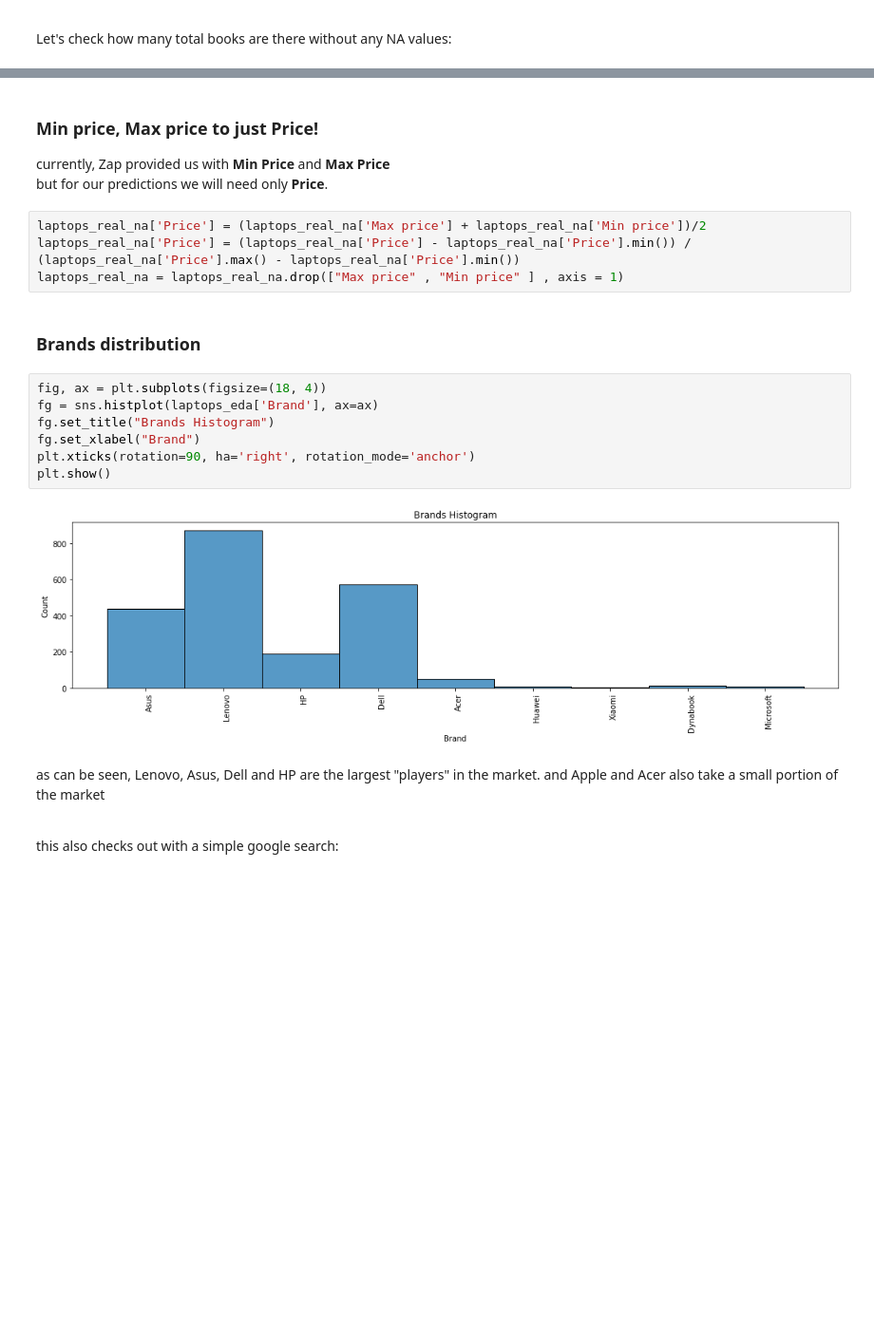
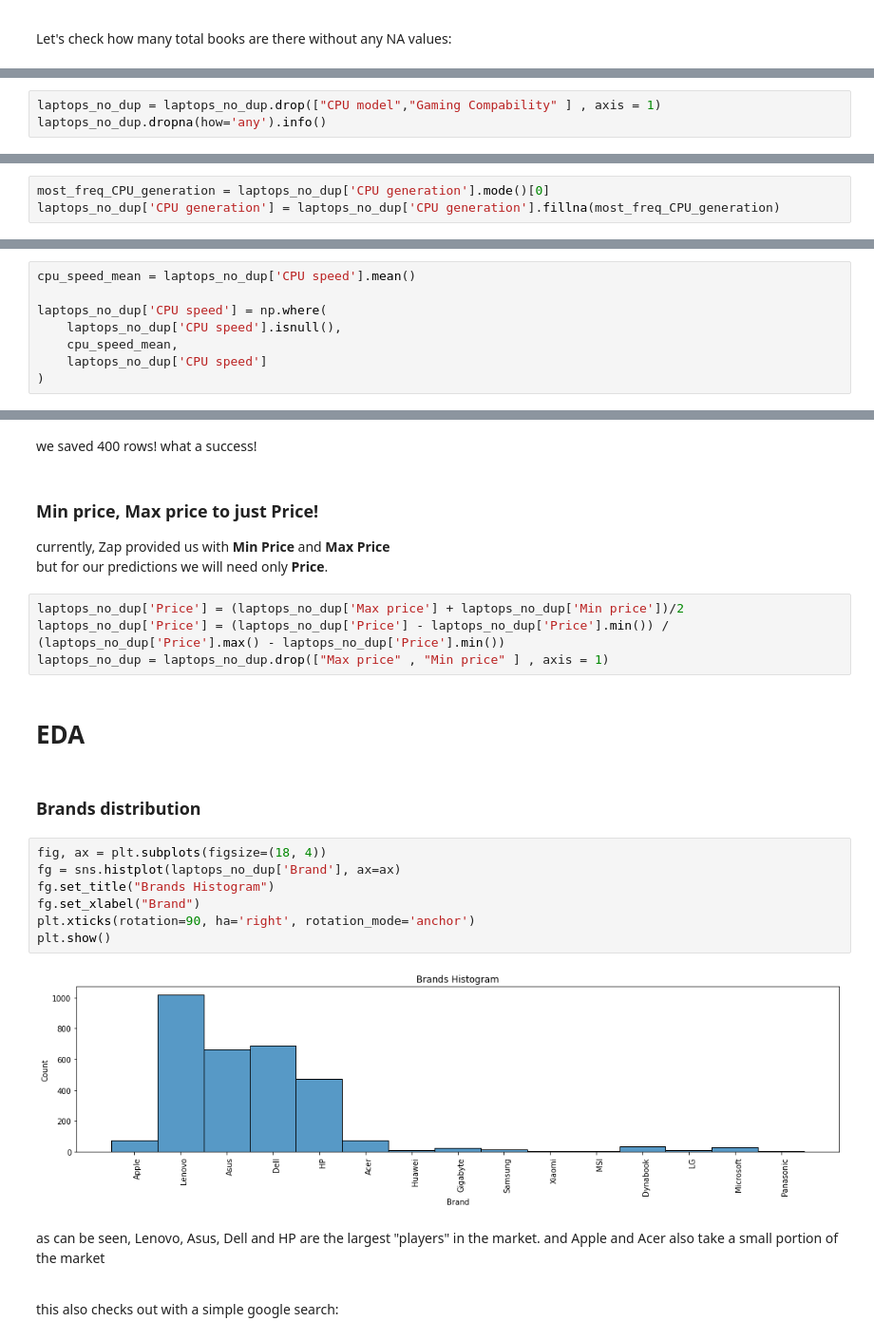
Before and after one commit to shayjr122/ZapDataScience, a Jupyter notebook: new_25_06.ipynb, the cells around one changed output, grey strips where cells are left out. Shown at 95% size. Saved outputs shown, nothing was run; the diff lists cells and outputs as text; blank space fills up the shorter version.

```diff
--- a/new_25_06.ipynb
+++ b/new_25_06.ipynb
@@ -469,0 +382,3 @@ memory usage: 595.5+ KB
+# %%
+laptops_no_dup = laptops_no_dup.drop(["CPU model","Gaming Compability" ] , axis = 1)
+laptops_no_dup.dropna(how='any').info()
@@ -469,0 +423,3 @@ memory usage: 595.5+ KB
+# %%
+most_freq_CPU_generation = laptops_no_dup['CPU generation'].mode()[0]
+laptops_no_dup['CPU generation'] = laptops_no_dup['CPU generation'].fillna(most_freq_CPU_generation)
@@ -469,0 +443,8 @@ memory usage: 595.5+ KB
+# %%
+cpu_speed_mean = laptops_no_dup['CPU speed'].mean()
+
+laptops_no_dup['CPU speed'] = np.where(
+    laptops_no_dup['CPU speed'].isnull(),
+    cpu_speed_mean,
+    laptops_no_dup['CPU speed']
+)
@@ -470,3 +484,5 @@ memory usage: 595.5+ KB
+# %% [markdown]
+<p>we saved 400 rows! what a success!</p>
 # %% [markdown]
 <h3>Min price, Max price to just Price!</h3>
 <p>
@@ -474,21 +490,23 @@ memory usage: 595.5+ KB
     but for our predictions we will need only <strong>Price</strong>.
 </p>
 # %%
-laptops_real_na['Price'] = (laptops_real_na['Max price'] + laptops_real_na['Min price'])/2
-laptops_real_na['Price'] = (laptops_real_na['Price'] - laptops_real_na['Price'].min()) / (laptops_real_na['Price'].max() - laptops_real_na['Price'].min())
-laptops_real_na = laptops_real_na.drop(["Max price" , "Min price" ] , axis = 1)
+laptops_no_dup['Price'] = (laptops_no_dup['Max price'] + laptops_no_dup['Min price'])/2
+laptops_no_dup['Price'] = (laptops_no_dup['Price'] - laptops_no_dup['Price'].min()) / (laptops_no_dup['Price'].max() - laptops_no_dup['Price'].min())
+laptops_no_dup = laptops_no_dup.drop(["Max price" , "Min price" ] , axis = 1)
+# %% [markdown]
+<h1>EDA</h1>
 # %% [markdown]
 <a id='brands_distribution'></a>
 <h3>Brands distribution</h3>
 # %%
 fig, ax = plt.subplots(figsize=(18, 4))
-fg = sns.histplot(laptops_eda['Brand'], ax=ax)
+fg = sns.histplot(laptops_no_dup['Brand'], ax=ax)
 fg.set_title("Brands Histogram")
 fg.set_xlabel("Brand")
 plt.xticks(rotation=90, ha='right', rotation_mode='anchor')
 plt.show()
 # %% [output]
-[figure, old version]
+[figure, new version]
 # %% [markdown]
 <p>as can be seen, Lenovo, Asus, Dell and HP are the largest "players" in the market. and Apple and Acer also take a small portion of the market</p><br>
 <p>this also checks out with a simple google search:</p>
```
Also changed, not shown: parts of 29 cells of this notebook, 2 other files.
